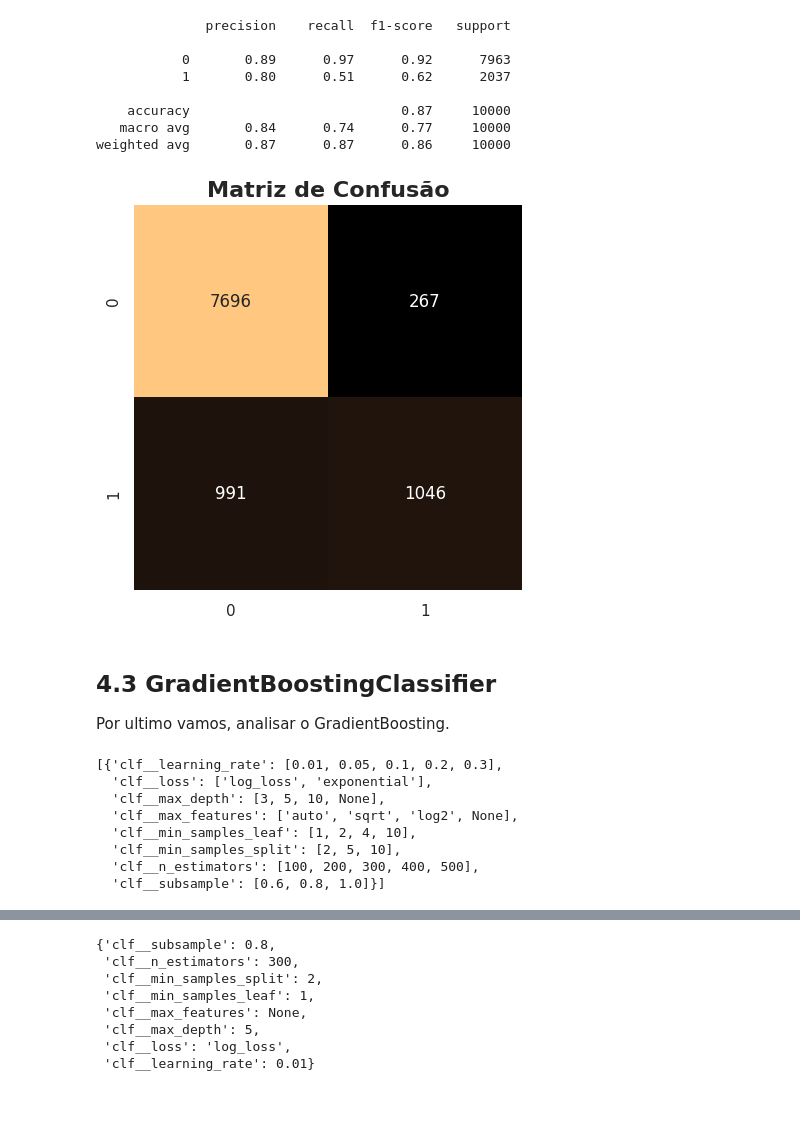
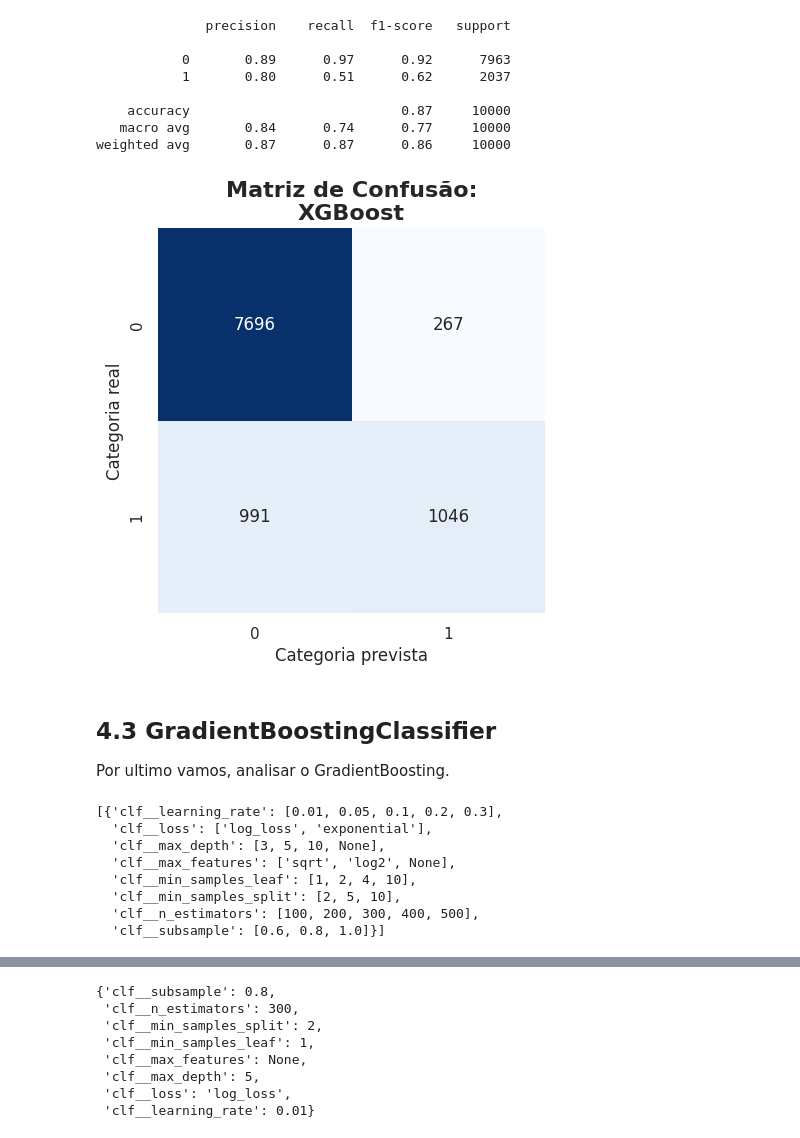
Before and after one commit to mh-pedro/desafio_indicium, a Jupyter notebook: notebooks/preparacao_e_modelagem_dos_dados.ipynb, the cells around one changed output, grey strips where cells are left out. Cells and saved outputs as stored; diff of their text form; code cells hidden in the pictures; blank space fills up the shorter version.

```diff
--- a/notebooks/preparacao_e_modelagem_dos_dados.ipynb
+++ b/notebooks/preparacao_e_modelagem_dos_dados.ipynb
@@ -1001,15 +1004,19 @@ weighted avg       0.87      0.87      0.86     10000
 # %%
 # definindo a área de plotagem
 plt.figure(figsize=(5,5))
 
 # plotando o gráfico
-sns.heatmap(confusion_matrix(y, best_random_XGB.predict(X)), annot=True, cmap=plt.cm.copper, fmt='g', cbar=False)
-plt.title("Matriz de Confusão", fontsize=16, fontweight='bold')
+sns.heatmap(confusion_matrix(y, best_random_XGB.predict(X)), annot=True, cmap=plt.cm.Blues, fmt='g', cbar=False)
+plt.title("Matriz de Confusão:\nXGBoost", fontsize=16, fontweight='bold')
+plt.xlabel("Categoria prevista", fontsize=12)
+plt.ylabel("Categoria real", fontsize=12)
 
 # exibindo o gráfico
+plt.savefig("../imagens/matriz_conf_XGB.png")
+# exibindo o gráfico
 plt.show()
 # %% [output]
-[figure, old version]
+[figure, new version]
 # %% [markdown]
 ## 4.3 GradientBoostingClassifier
 
@@ -1046,7 +1053,7 @@ min_samples_leaf = [1, 2, 4, 10]
 # Define o número mínimo de amostras que cada nó folha deve ter. Valores maiores ajudam a evitar overfitting.
 
 # Máximo de variáveis consideradas para divisão
-max_features = ['auto', 'sqrt', 'log2', None]
+max_features = ['sqrt', 'log2', None]
 # Define o número de variáveis consideradas para encontrar a melhor divisão.
 
 # Critério de perda
@@ -1069,7 +1076,7 @@ pprint(grid_params_gb)
 [{'clf__learning_rate': [0.01, 0.05, 0.1, 0.2, 0.3],
   'clf__loss': ['log_loss', 'exponential'],
   'clf__max_depth': [3, 5, 10, None],
-  'clf__max_features': ['auto', 'sqrt', 'log2', None],
+  'clf__max_features': ['sqrt', 'log2', None],
   'clf__min_samples_leaf': [1, 2, 4, 10],
   'clf__min_samples_split': [2, 5, 10],
   'clf__n_estimators': [100, 200, 300, 400, 500],
```
Also changed, not shown: parts of 8 cells of this notebook, 2 other files.
